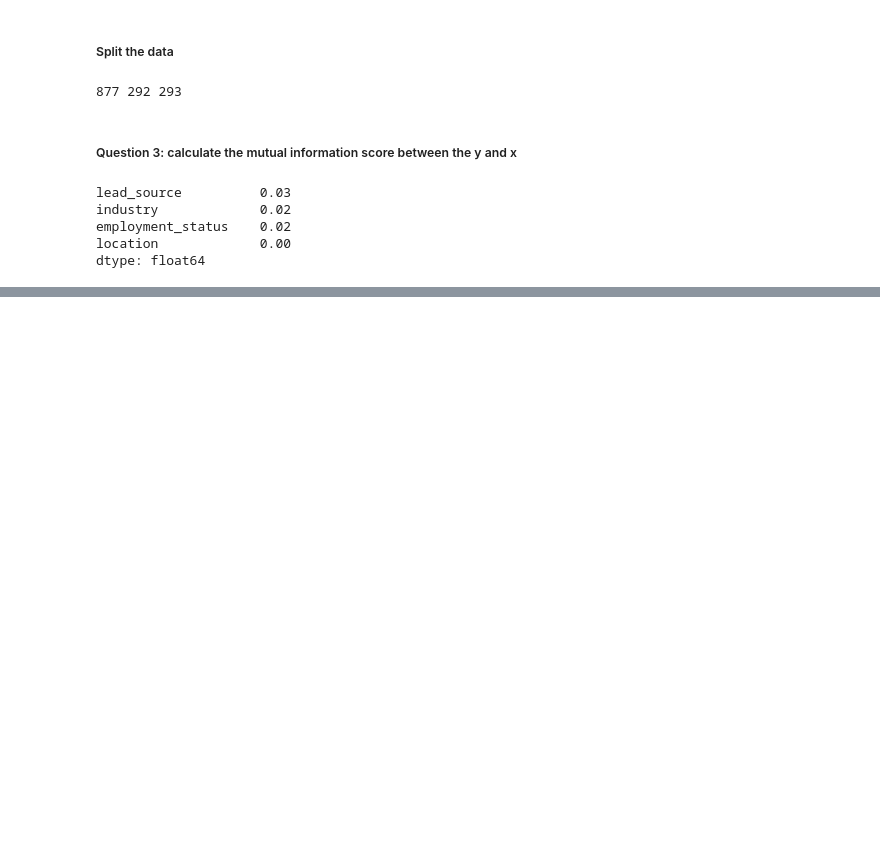
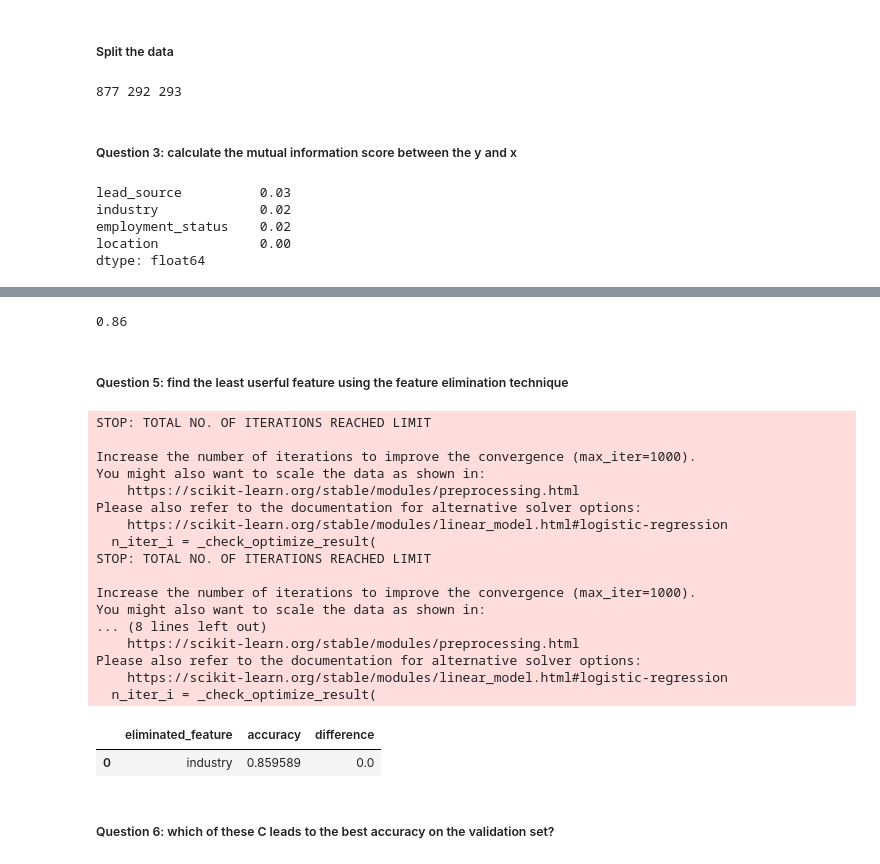
Before and after one commit to wvdaa6-hub/ml-engineering-zoomcamp, a Jupyter notebook: 03-classification/03-classification.ipynb, the cells around one changed output, grey strips where cells are left out. Cells and saved outputs as stored; diff of their text form; code cells hidden in the pictures; blank space fills up the shorter version.

```diff
--- a/03-classification/03-classification.ipynb
+++ b/03-classification/03-classification.ipynb
@@ -132,0 +167,77 @@ dtype: float64
+# %%
+# Predict on validation and get the accurary
+y_pred = model.predict(X_val_encoded)
+original_score = accuracy_score(y_val, y_pred)
+accuracy = round(original_score, 2)
+
+print(accuracy)
+
+# The answer is 0.86/0.84
+# %% [output]
+0.86
+# %% [markdown]
+##### Question 5: find the least userful feature using the feature elimination technique
+# %%
+# Get the features to check which one is the least useful
+features = X_train.columns.to_list()
+cols_to_check = [
+    'industry',
+    'employment_status',
+    'lead_score'
+]
+# %%
+# Train the model without the eliminates
+results = []
+for feature in cols_to_check:
+    subset = features.copy() # Get a copy from the original variable and the delete every iteration one of the three cols_to_check
+    subset.remove(feature)
+
+    train_ft = X_train[subset].to_dict(orient='records')
+    val_ft   = X_val[subset].to_dict(orient='records')
+
+    dv = DictVectorizer(sparse=False)
+    Xf_train_encoded = dv.fit_transform(train_ft)
+    Xf_val_encoded   = dv.transform(val_ft)
+
+    model_ft = LogisticRegression(
+        C=1.0,
+        max_iter=1000,
+        random_state=42
+    )
+    model_ft.fit(Xf_train_encoded, y_train)
+
+    yf_pred = model_ft.predict(Xf_val_encoded)
+    score = accuracy_score(y_val, yf_pred)
+
+    results.append({
+        'eliminated_feature': feature,
+        'accuracy': score,
+        'difference': original_score - score
+    })
+
+scores_df  = pd.DataFrame(results)
+
+# Check the lowest one, the answer is industry
+scores_df[scores_df.index == scores_df.difference.idxmin()]
+# %% [output]
+STOP: TOTAL NO. OF ITERATIONS REACHED LIMIT
+
+Increase the number of iterations to improve the convergence (max_iter=1000).
+You might also want to scale the data as shown in:
+    https://scikit-learn.org/stable/modules/preprocessing.html
+Please also refer to the documentation for alternative solver options:
+    https://scikit-learn.org/stable/modules/linear_model.html#logistic-regression
+  n_iter_i = _check_optimize_result(
+STOP: TOTAL NO. OF ITERATIONS REACHED LIMIT
+
+Increase the number of iterations to improve the convergence (max_iter=1000).
+You might also want to scale the data as shown in:
+... (8 lines left out)
+    https://scikit-learn.org/stable/modules/preprocessing.html
+Please also refer to the documentation for alternative solver options:
+    https://scikit-learn.org/stable/modules/linear_model.html#logistic-regression
+  n_iter_i = _check_optimize_result(
+|  | eliminated_feature | accuracy | difference |
+| 0 | industry | 0.859589 | 0.0 |
+# %% [markdown]
+##### Question 6: which of these C leads to the best accuracy on the validation set?
```
Also changed, not shown: parts of 5 cells of this notebook.
